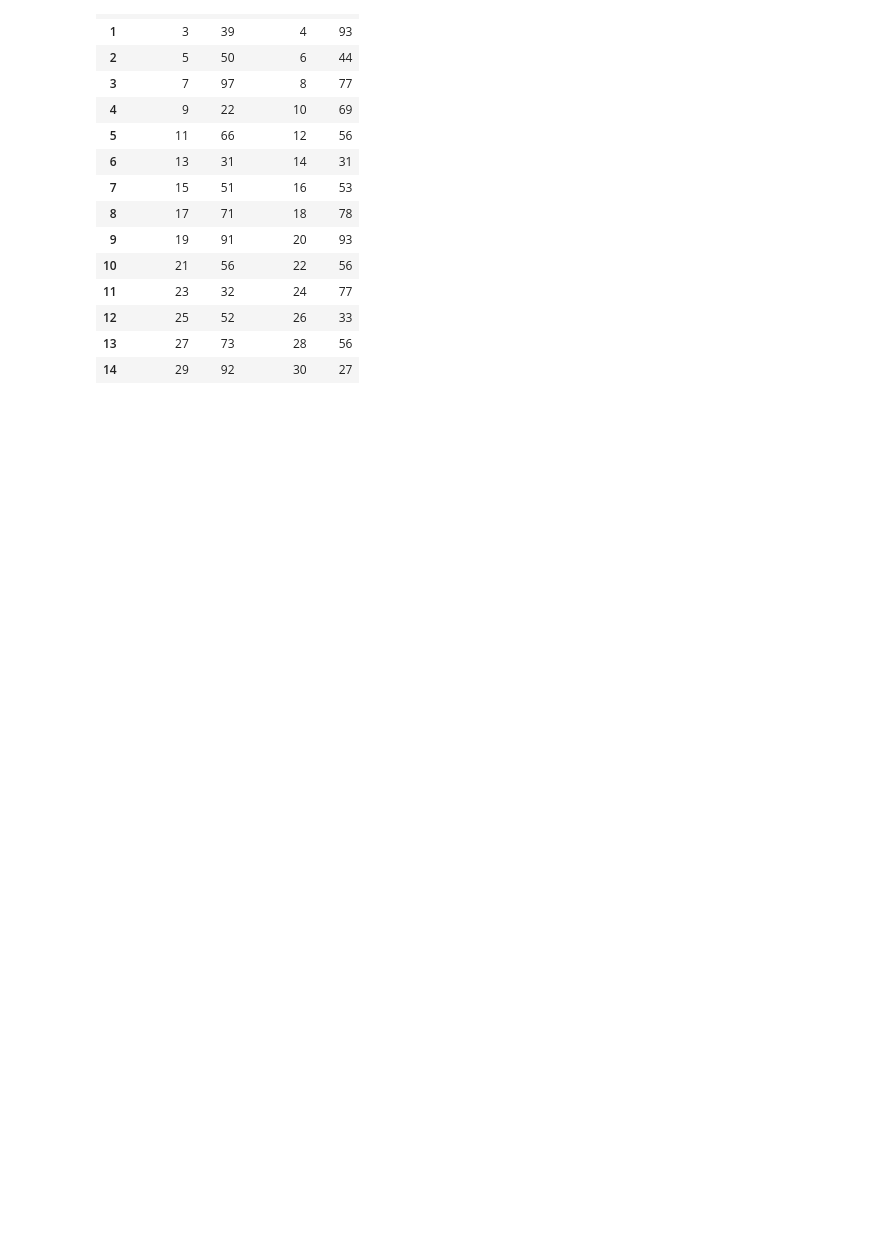
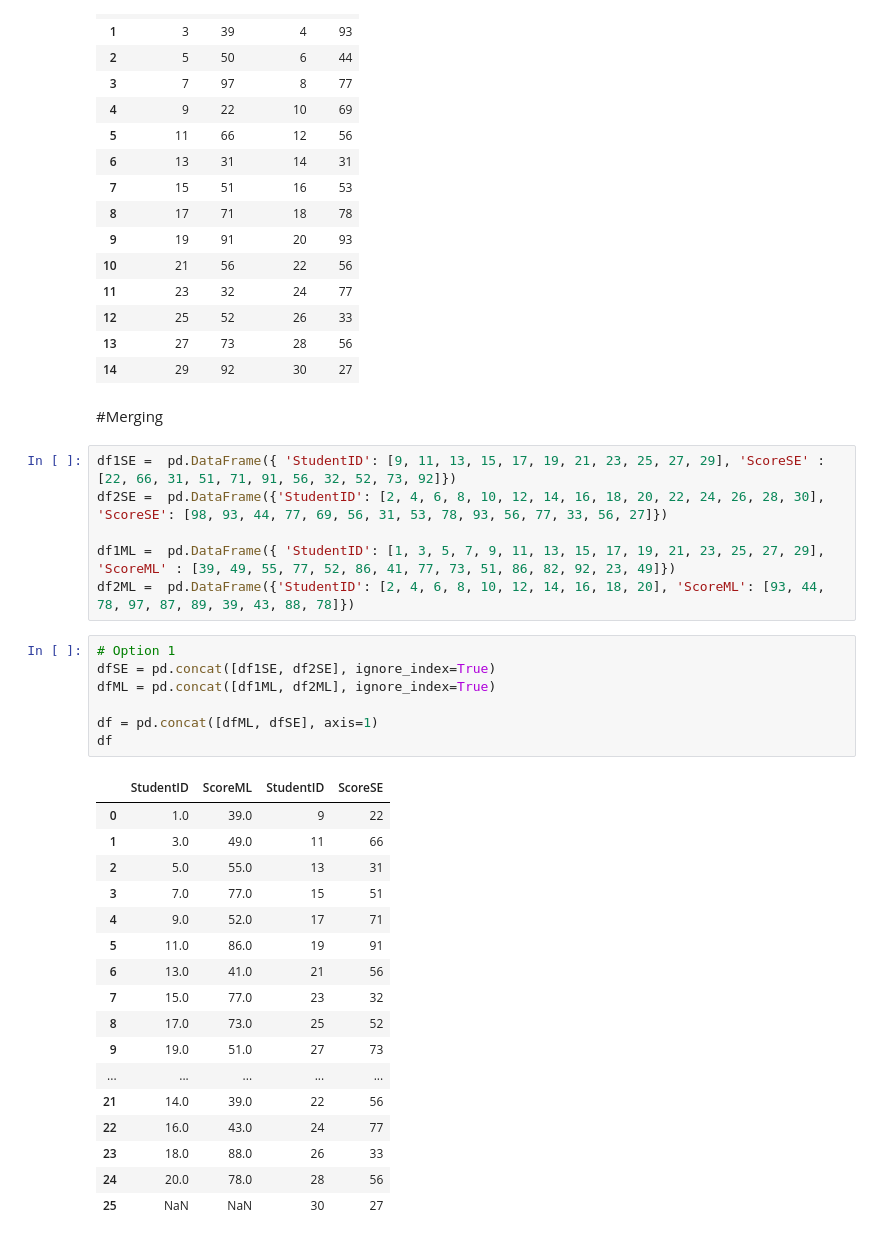
Before and after one commit to salemprakash/EDA, a Jupyter notebook: Chapter2.ipynb, the cells around one changed output. Saved outputs shown, nothing was run; the diff lists cells and outputs as text; blank space fills up the shorter version.

```diff
--- a/Chapter2.ipynb
+++ b/Chapter2.ipynb
@@ -50,3 +50,36 @@ pd.concat([dataFrame1, dataFrame2], axis=1)
 | 12 | 25 | 52 | 26 | 33 |
 | 13 | 27 | 73 | 28 | 56 |
 | 14 | 29 | 92 | 30 | 27 |
+# %% [markdown]
+#Merging
+# %%
+df1SE =  pd.DataFrame({ 'StudentID': [9, 11, 13, 15, 17, 19, 21, 23, 25, 27, 29], 'ScoreSE' : [22, 66, 31, 51, 71, 91, 56, 32, 52, 73, 92]})
+df2SE =  pd.DataFrame({'StudentID': [2, 4, 6, 8, 10, 12, 14, 16, 18, 20, 22, 24, 26, 28, 30], 'ScoreSE': [98, 93, 44, 77, 69, 56, 31, 53, 78, 93, 56, 77, 33, 56, 27]})
+
+df1ML =  pd.DataFrame({ 'StudentID': [1, 3, 5, 7, 9, 11, 13, 15, 17, 19, 21, 23, 25, 27, 29], 'ScoreML' : [39, 49, 55, 77, 52, 86, 41, 77, 73, 51, 86, 82, 92, 23, 49]})
+df2ML =  pd.DataFrame({'StudentID': [2, 4, 6, 8, 10, 12, 14, 16, 18, 20], 'ScoreML': [93, 44, 78, 97, 87, 89, 39, 43, 88, 78]})
+# %%
+# Option 1
+dfSE = pd.concat([df1SE, df2SE], ignore_index=True)
+dfML = pd.concat([df1ML, df2ML], ignore_index=True)
+
+df = pd.concat([dfML, dfSE], axis=1)
+df
+# %% [output]
+|  | StudentID | ScoreML | StudentID | ScoreSE |
+| 0 | 1.0 | 39.0 | 9 | 22 |
+| 1 | 3.0 | 49.0 | 11 | 66 |
+| 2 | 5.0 | 55.0 | 13 | 31 |
+| 3 | 7.0 | 77.0 | 15 | 51 |
+| 4 | 9.0 | 52.0 | 17 | 71 |
+| 5 | 11.0 | 86.0 | 19 | 91 |
+| 6 | 13.0 | 41.0 | 21 | 56 |
+| 7 | 15.0 | 77.0 | 23 | 32 |
+| 8 | 17.0 | 73.0 | 25 | 52 |
+| 9 | 19.0 | 51.0 | 27 | 73 |
+| ... | ... | ... | ... | ... |
+| 21 | 14.0 | 39.0 | 22 | 56 |
+| 22 | 16.0 | 43.0 | 24 | 77 |
+| 23 | 18.0 | 88.0 | 26 | 33 |
+| 24 | 20.0 | 78.0 | 28 | 56 |
+| 25 | NaN | NaN | 30 | 27 |
```
Also changed, not shown: parts of 18 cells of this notebook.
